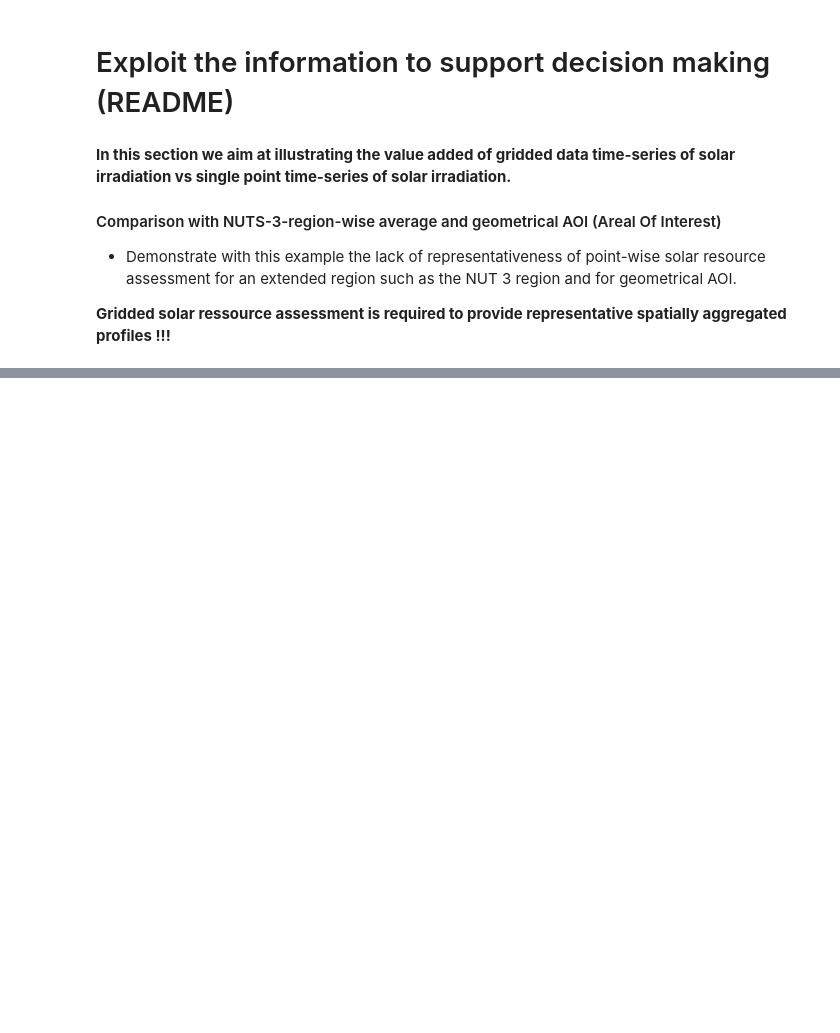
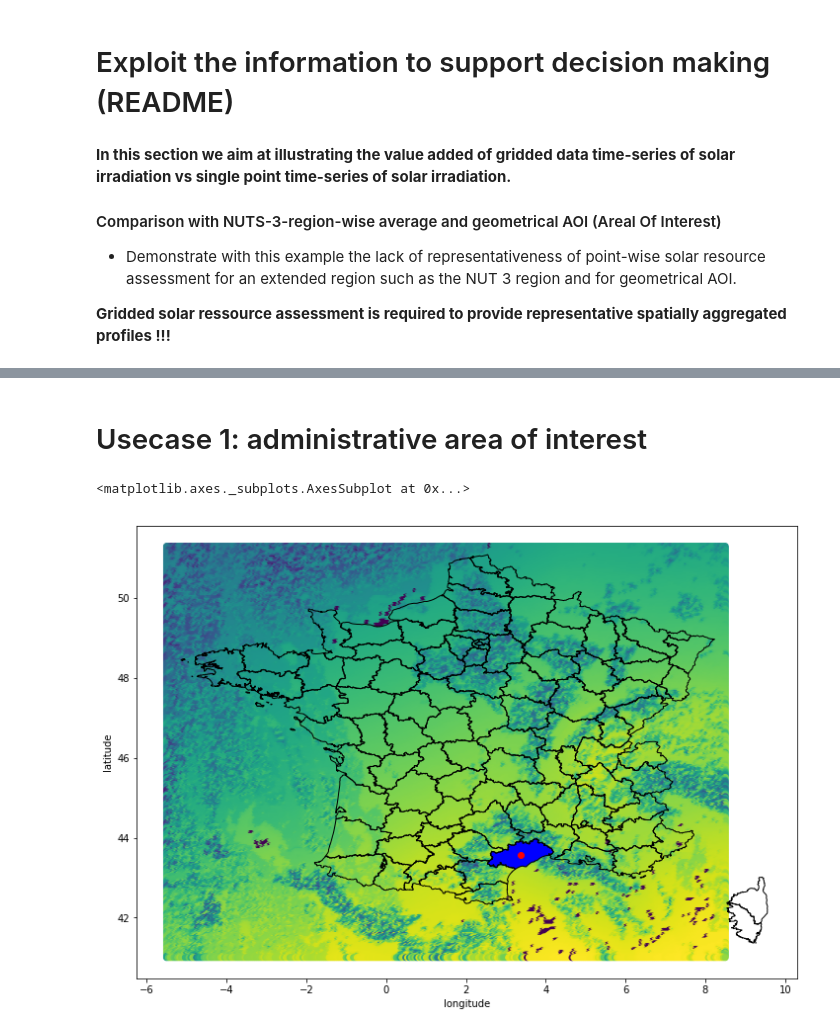
Before and after one commit to ec-nextgeoss/armines-cams-gridded-data, a Jupyter notebook: NextGEOSSFranceAggregation.ipynb, the cells around one changed output, grey strips where cells are left out. Saved outputs shown, nothing was run; the diff lists cells and outputs as text; code cells hidden in the pictures; blank space fills up the shorter version.

```diff
--- a/NextGEOSSFranceAggregation.ipynb
+++ b/NextGEOSSFranceAggregation.ipynb
@@ -262,0 +63,11 @@ myPol.crs = {'init' :'epsg:4326'}
+# %%
+# The following function allows the retrieval of a single time stamp over the whole area
+my_geom = my_gpd.geometry
+def get_frame_df(t):
+    plot_gpd = gpd.GeoDataFrame(my_tsdf.loc[t].transpose())
+    plot_gpd.columns = ['GHI']
+    plot_gpd = plot_gpd.reset_index()
+    plot_gpd['geometry'] = my_geom
+    return(plot_gpd)
+# %% [markdown]
+# Usecase 1: administrative area of interest
@@ -263,46 +82,22 @@ myPol.crs = {'init' :'epsg:4326'}
 # %%
-# Resource for geometrical AOI:
-my_intersection = my_gpd.within(myPol.geometry.iloc[0])
-zone_ts = my_tsdf.loc[:,my_gpd[my_intersection].Coordinates].mean(axis=1)
-my_tsdf.loc[:,my_gpd[my_intersection].Coordinates].mean(axis=1).iloc[45:55]
-
-# Resource for its center:
-distance = my_gpd.geometry.apply(lambda x: myPol.distance(x))
-nearest_pt = my_gpd.iloc[distance.idxmin()]
-center_ts_u2 = my_tsdf[nearest_pt.Coordinates.iloc[0]]
-
-# Extract the shape of Herault from file:
-my_dpt = laFrance[laFrance.NOM_DEPT=='HERAULT']
-
-# Resource for Herault:
-my_intersection = my_gpd.within(my_dpt.geometry.iloc[0])
-herault_ts = my_tsdf.loc[:,my_gpd[my_intersection].Coordinates].mean(axis=1)
-
-# Resource for its center:
-distance = my_gpd.geometry.apply(lambda x: my_dpt.centroid.distance(x))
-nearest_pt = my_gpd.iloc[distance.idxmin()]
-center_ts_u1 = my_tsdf[nearest_pt.Coordinates.iloc[0]]
-
 
 # Plot shape on top of our data:
 ## We use our data as base for our plot:
 frame_to_plot = get_frame_df(45)
-base = frame_to_plot.plot( column='G',figsize=(12,12))
+base = frame_to_plot.plot( column='GHI',figsize=(12,12))
 base.set_xlabel("longitude")
 base.set_ylabel("latitude")
 
 ## Add French borders to the plot:
 laFrance.boundary.plot(ax=base,color='black',lw=1)
-base.set_ylim(lat_min, lat_max)
-base.set_xlim(lon_min, lon_max)
+#base.set_ylim(lat_min, lat_max)
+#base.set_xlim(lon_min, lon_max)
+
+
 
 ## Plot department and its center
 my_dpt.plot(ax=base,color='blue',lw=2)
 my_dpt.centroid.plot(ax=base,color='red')
-
-plt.figure(figsize=(14,8))
-plt.plot(herault_ts,label='Herault')
-plt.plot(center_ts_u1,label='Cabrières centre')
-plt.xlabel('Time of the day')
-plt.ylabel('Global horizontal irradiance (W/m$^2$)')
-plt.legend()
+# %% [output]
+<matplotlib.axes._subplots.AxesSubplot at 0x...>
+[figure, added]
```
Also changed, not shown: parts of 21 cells of this notebook.
